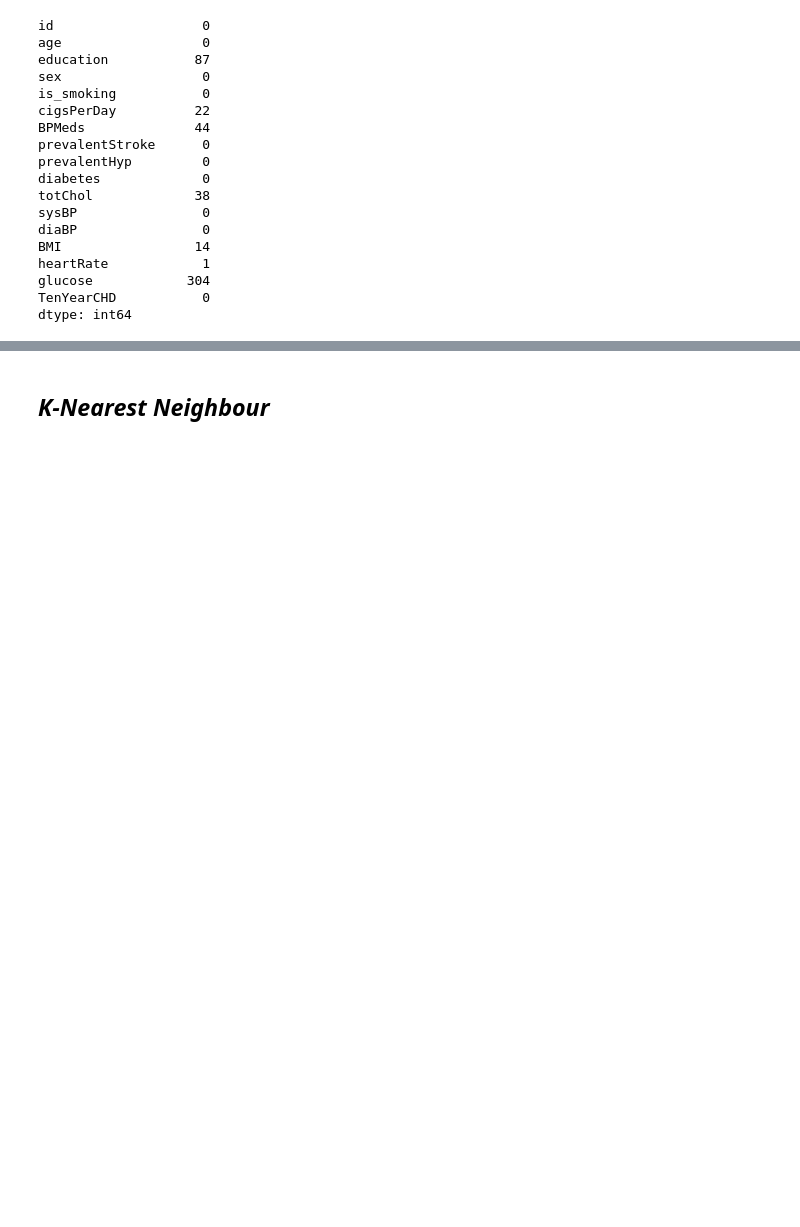
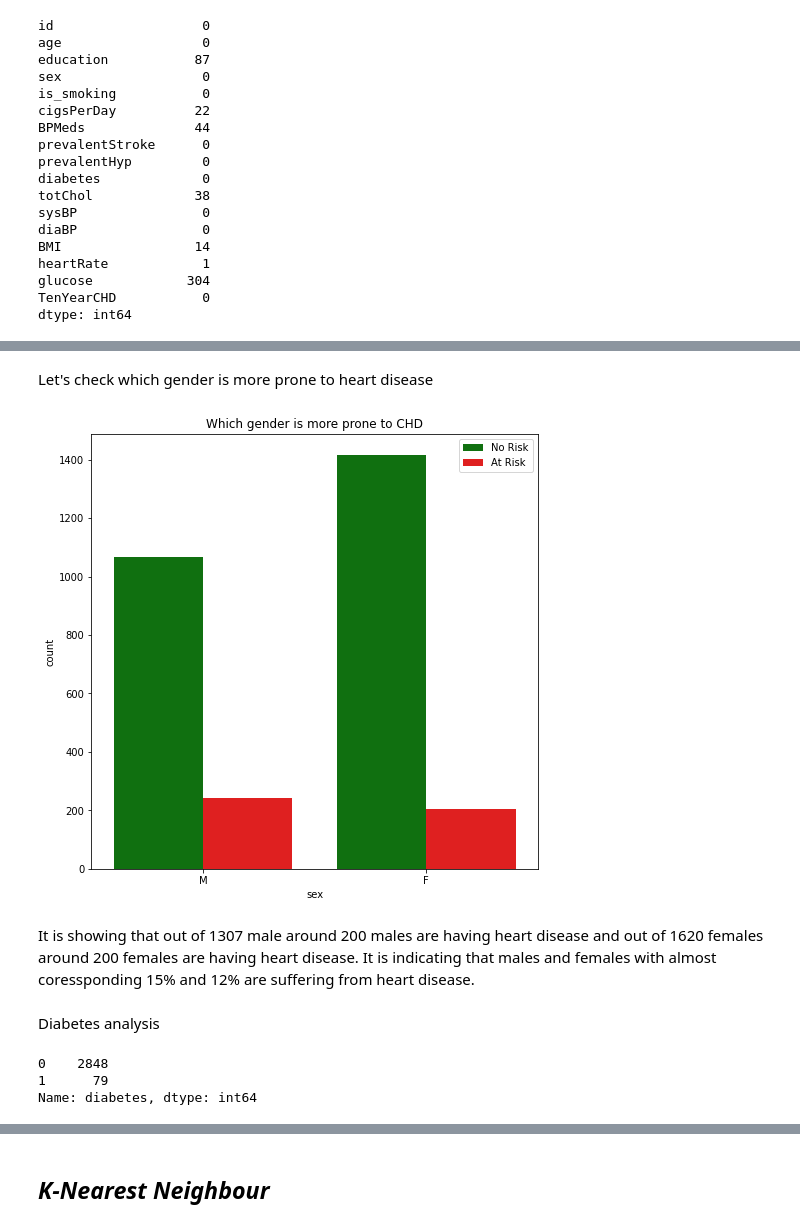
Before and after one commit to jogapritam/Cardiovascular-Risk-Prediction, a Jupyter notebook: Cardiovascular_Risk_Prediction_Jogapritam_Sahu.ipynb, the cells around one changed output, grey strips where cells are left out. Saved outputs shown, nothing was run; the diff lists cells and outputs as text; code cells hidden in the pictures; blank space fills up the shorter version.

```diff
--- a/Cardiovascular_Risk_Prediction_Jogapritam_Sahu.ipynb
+++ b/Cardiovascular_Risk_Prediction_Jogapritam_Sahu.ipynb
@@ -93,0 +157,22 @@ df = dataset.copy()
+# %% [markdown]
+Let's check which gender is more prone to heart disease
+# %%
+my_palette = {0 : 'green' , 1 : 'red'}
+#10-year risk of coronary heart disease CHD(binary: “1”, means “Yes”, “0” means “No”)
+plt.figure(figsize = (8,8))
+sns.countplot(x = df['sex'], hue = df['TenYearCHD'], palette = my_palette)
+plt.title("Which gender is more prone to CHD")
+plt.legend(['No Risk','At Risk'])
+plt.show()
+# %% [output]
+[figure, added]
+# %% [markdown]
+It is showing that out of 1307 male around 200 males are having heart disease and out of 1620 females around 200 females are having heart disease. It is indicating that males and females with almost coressponding 15% and 12% are suffering from heart disease.
+# %% [markdown]
+Diabetes analysis
+# %%
+df['diabetes'].value_counts()
+# %% [output]
+0    2848
+1      79
+Name: diabetes, dtype: int64
```
Also changed, not shown: parts of 34 cells of this notebook.
